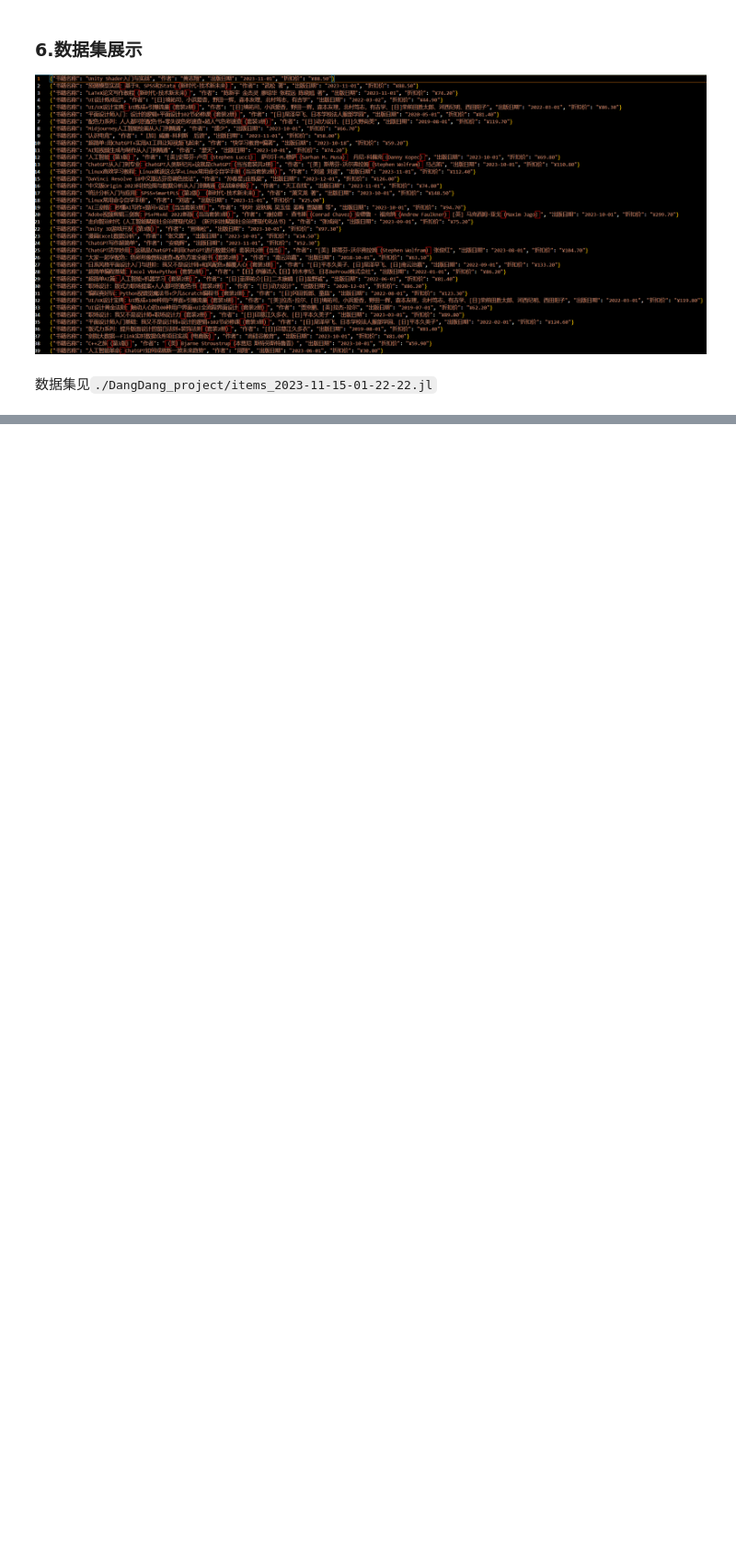
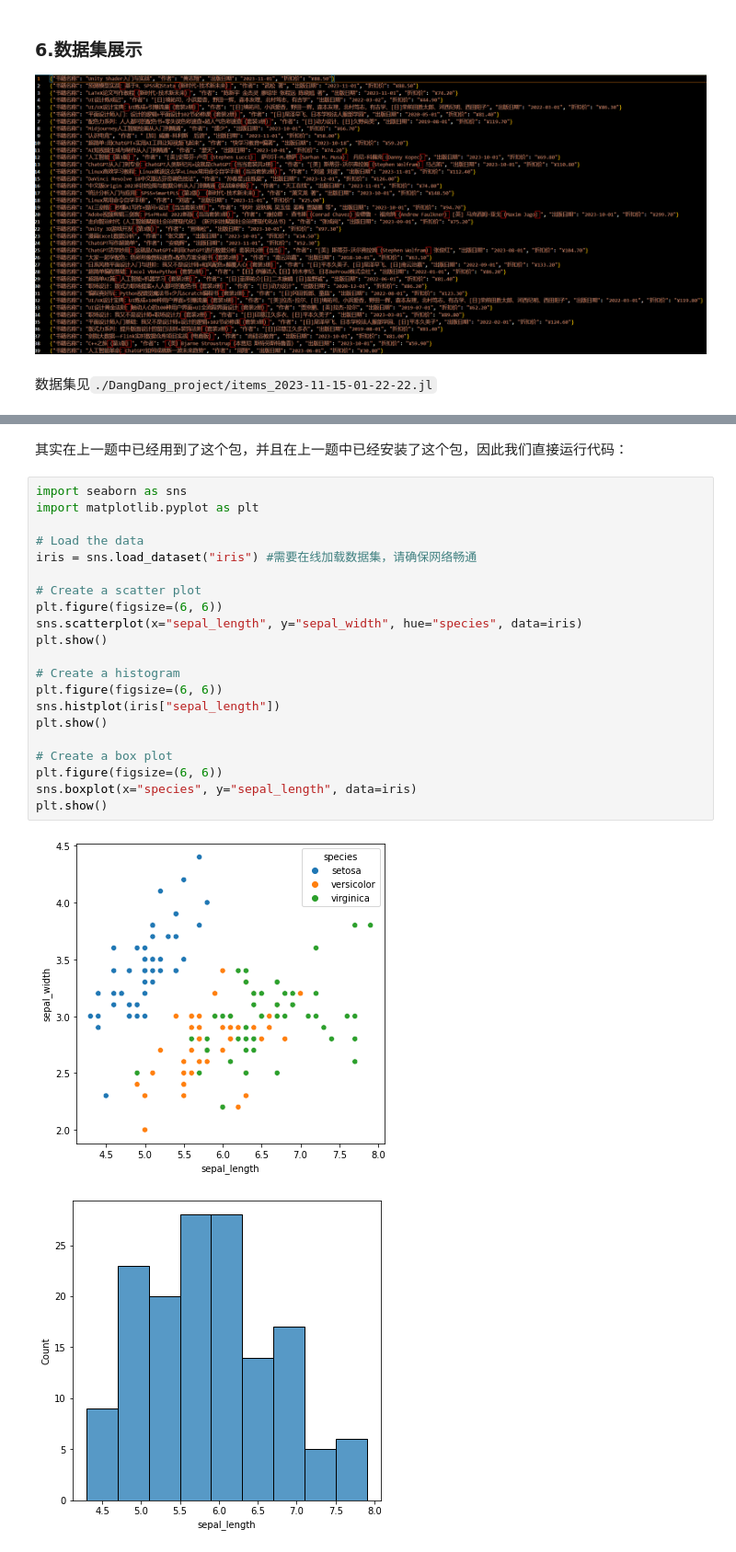
Before and after one commit to muiyu/introduction-of-data-science-2023, a Jupyter notebook: Chapter6/all_question.ipynb, the cells around one changed output, grey strips where cells are left out. Shown at 92% size. Cells and saved outputs as stored; diff of their text form; blank space fills up the shorter version.

```diff
--- a/Chapter6/all_question.ipynb
+++ b/Chapter6/all_question.ipynb
@@ -158,0 +232,26 @@ class DangdangDataPipeline:
+# %% [markdown]
+其实在上一题中已经用到了这个包，并且在上一题中已经安装了这个包，因此我们直接运行代码：
+# %%
+import seaborn as sns
+import matplotlib.pyplot as plt
+
+# Load the data
+iris = sns.load_dataset("iris") #需要在线加载数据集，请确保网络畅通
+
+# Create a scatter plot
+plt.figure(figsize=(6, 6))
+sns.scatterplot(x="sepal_length", y="sepal_width", hue="species", data=iris)
+plt.show()
+
+# Create a histogram
+plt.figure(figsize=(6, 6))
+sns.histplot(iris["sepal_length"])
+plt.show()
+
+# Create a box plot
+plt.figure(figsize=(6, 6))
+sns.boxplot(x="species", y="sepal_length", data=iris)
+plt.show()
+# %% [output]
+[figure, added]
+[figure, added]
```
Also changed, not shown: parts of 9 cells of this notebook.
